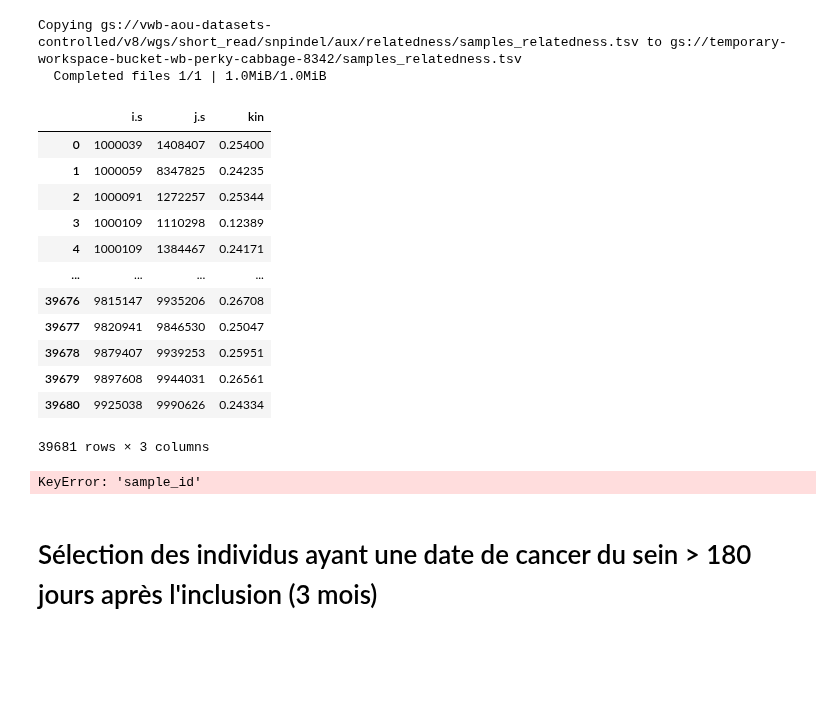
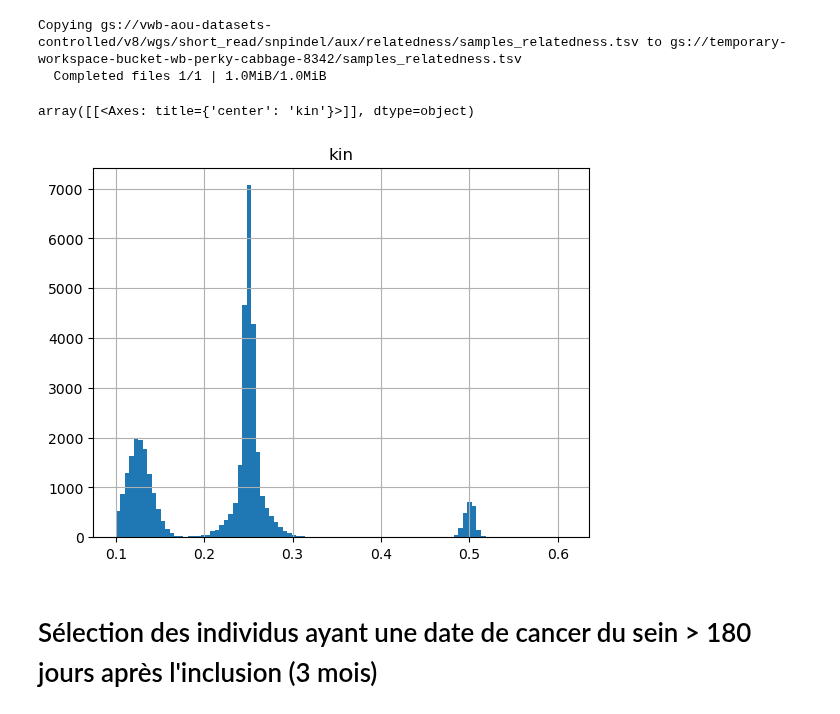
Before and after one commit to RR-DataSciences/Multi-trait-GWAS-in-admixed-populations, a Jupyter notebook: notebooks/54_Breast_Cancer_WITHIN_5Y_DataSelectionAndFiltering.ipynb, the cells around one changed output. Saved outputs shown, nothing was run; the diff lists cells and outputs as text; code cells hidden in the pictures; blank space fills up the shorter version.

```diff
--- a/notebooks/54_Breast_Cancer_WITHIN_5Y_DataSelectionAndFiltering.ipynb
+++ b/notebooks/54_Breast_Cancer_WITHIN_5Y_DataSelectionAndFiltering.ipynb
@@ -107,26 +263,11 @@ destination_filename = 'samples_relatedness.tsv'
 my_bucket = os.getenv('WORKSPACE_TEMP_BUCKET')
 
 df_samples_relatedness = pd.read_csv(my_bucket +'/'+ destination_filename, sep='\t')
-# %%
-df_samples_relatedness
-# %% [output]
-|  | i.s | j.s | kin |
-| 0 | 1000039 | 1408407 | 0.25400 |
-| 1 | 1000059 | 8347825 | 0.24235 |
-| 2 | 1000091 | 1272257 | 0.25344 |
-| 3 | 1000109 | 1110298 | 0.12389 |
-| 4 | 1000109 | 1384467 | 0.24171 |
-| ... | ... | ... | ... |
-| 39676 | 9815147 | 9935206 | 0.26708 |
-| 39677 | 9820941 | 9846530 | 0.25047 |
-| 39678 | 9879407 | 9939253 | 0.25951 |
-| 39679 | 9897608 | 9944031 | 0.26561 |
-| 39680 | 9925038 | 9990626 | 0.24334 |
-39681 rows × 3 columns
-# %%
-df_samples_relatedness.merge(df_bc, left_on='sample_id', right_on='person_id', how='inner').value_counts('has_bc')
-# %% [output]
-KeyError: 'sample_id'
+# %%
+df_samples_relatedness.hist('kin', bins=100)
+# %% [output]
+array([[<Axes: title={'center': 'kin'}>]], dtype=object)
+[figure, added]
 # %% [markdown]
 # Sélection des individus ayant une date de cancer du sein > 180 jours après l'inclusion (3 mois)
 # %% [markdown]
```
Also changed, not shown: parts of 2 cells of this notebook.
